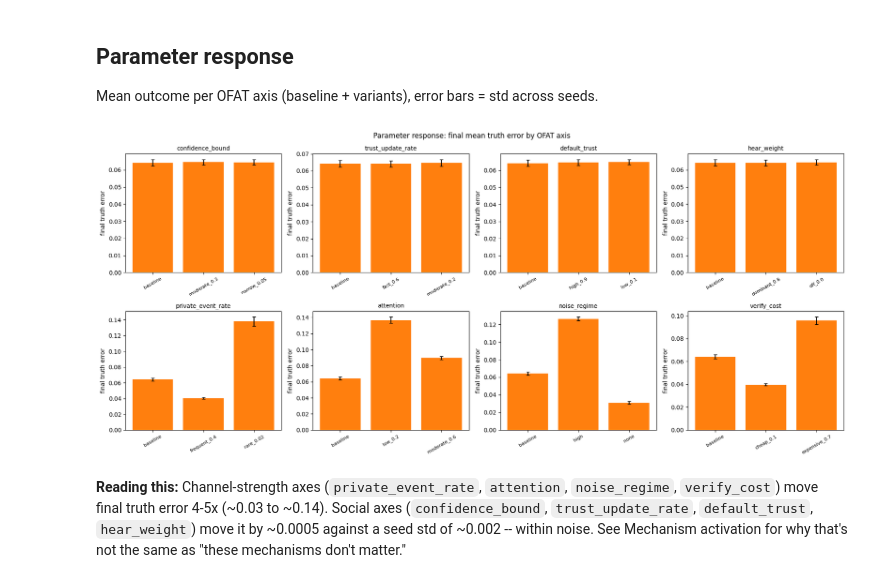
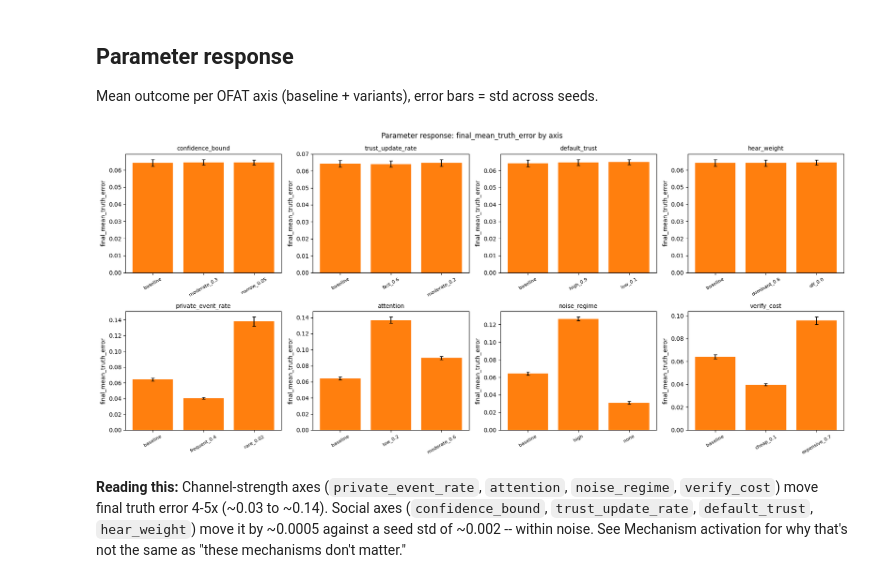
Before and after one commit to samueltesfai/sim-lab, a Jupyter notebook: notebooks/experiments/2026-08-08-baseline-behavior-sweep.ipynb, the cells around one changed output. Cells and saved outputs as stored; diff of their text form; code cells hidden in the pictures.

```diff
--- a/notebooks/experiments/2026-08-08-baseline-behavior-sweep.ipynb
+++ b/notebooks/experiments/2026-08-08-baseline-behavior-sweep.ipynb
@@ -420,0 +282,4 @@ Analysis dataset: 260 runs x 182 columns
+# %%
+runs, trajectories = run_sweep(SCENARIOS, SEEDS, STEPS)
+print(f"Analysis dataset: {runs.shape[0]} runs x {runs.shape[1]} columns")
+runs.head()
@@ -519,39 +380,12 @@ plt.show()
 ## Parameter response
 
 Mean outcome per OFAT axis (baseline + variants), error bars = std across seeds.
-# %%
-ofat = truth_anchored[truth_anchored.scenario_group.isin(["baseline", "ofat"])]
-axes_list = list(ofat.swept_axis.dropna().unique())
-
-n_axes = len(axes_list)
-ncols = min(4, n_axes) or 1
-nrows = -(-n_axes // ncols)  # ceil division
-fig, axs = plt.subplots(nrows, ncols, figsize=(4.5 * ncols, 4 * nrows), squeeze=False)
-for ax, axis in zip(axs.flat, axes_list):
-    sub = pd.concat(
-        [ofat[ofat.scenario_id == "baseline"], ofat[ofat.swept_axis == axis]]
-    )
-    grouped = sub.groupby("label")["final_mean_truth_error"].agg(["mean", "std"])
-    grouped = grouped.reindex(
-        sorted(grouped.index, key=lambda label: (label != "baseline", label))
-    )
-    ax.bar(
-        grouped.index,
-        grouped["mean"],
-        yerr=grouped["std"],
-        capsize=3,
-        color="tab:orange",
-    )
-    ax.set_title(axis, fontsize=10)
-    ax.tick_params(axis="x", labelrotation=30, labelsize=8)
-    ax.set_ylabel("final truth error")
-for ax in axs.flat[n_axes:]:
-    ax.axis("off")
-fig.suptitle("Parameter response: final mean truth error by OFAT axis")
-plt.tight_layout()
-plt.show()
-# %% [output]
-[figure, removed]
+# %%
+ofat = truth_anchored[truth_anchored.scenario_group.isin(["baseline", "ofat"])]
+plot_parameter_response(ofat, "final_mean_truth_error")
+plt.show()
+# %% [output]
+[figure, added]
 # %% [markdown]
 **Reading this:** Channel-strength axes (`private_event_rate`, `attention`, `noise_regime`, `verify_cost`) move final truth error 4-5x (~0.03 to ~0.14). Social axes (`confidence_bound`, `trust_update_rate`, `default_trust`, `hear_weight`) move it by ~0.0005 against a seed std of ~0.002 -- within noise. See Mechanism activation for why that's not the same as "these mechanisms don't matter."
 # %% [markdown]
```
Also changed, not shown: parts of 14 cells of this notebook.
